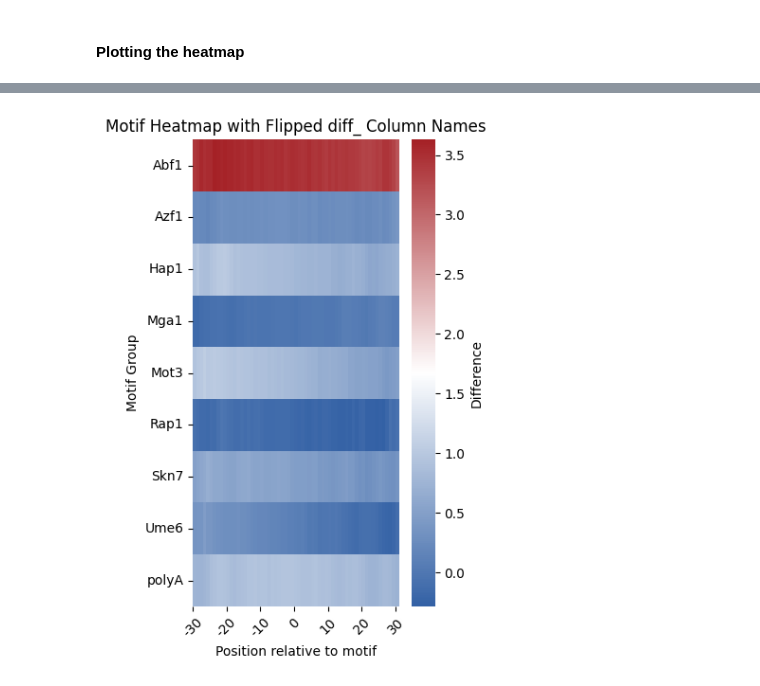
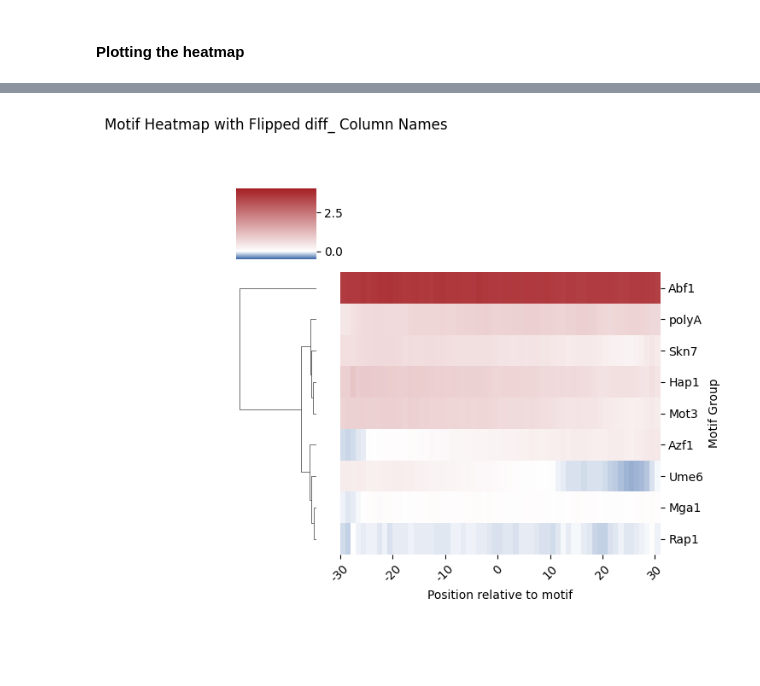
Before and after one commit to de-Boer-Lab/position-mpra, a Jupyter notebook: src/TF_position/yeast/plot_kc.ipynb, the cells around one changed output, grey strips where cells are left out. Saved outputs shown, nothing was run; the diff lists cells and outputs as text; code cells hidden in the pictures; blank space fills up the shorter version.

```diff
--- a/src/TF_position/yeast/plot_kc.ipynb
+++ b/src/TF_position/yeast/plot_kc.ipynb
@@ -432,58 +432,71 @@ plt.show()
 import matplotlib.pyplot as plt
 import seaborn as sns
 from matplotlib.colors import LinearSegmentedColormap
-import re
+import numpy as np
 
 # Identify diff_ columns
-diff_cols = [col for col in avg_diff_rc.columns if col.startswith("diff_")]
-
+diff_cols = [col for col in avg_diff.columns if col.startswith("diff_")]
 # Create a mapping from old column names to new with flipped sign
 new_diff_cols = {}
 for col in diff_cols:
     num = int(col.replace("diff_", ""))  # get number
-    flipped_num = num  # flip sign
+    flipped_num = -num  # flip sign
     new_diff_cols[col] = f"diff_{flipped_num}"
 
 # Rename columns
-avg_diff_rc = avg_diff_rc.rename(columns=new_diff_cols)
+avg_diff = avg_diff.rename(columns=new_diff_cols)
 
-# Prepare numeric data for heatmap
-data = avg_diff_rc[[col for col in avg_diff_rc.columns if col.startswith("diff_")]]
+
+data = avg_diff[diff_cols].copy()  # numeric data only
 
 # Extract positions as ints for x-axis
 positions = [int(c.replace("diff_", "")) for c in data.columns]
 
-# Sort columns in ascending order of position
+# Sort columns in ascending order
 sorted_cols = [f"diff_{p}" for p in sorted(positions)]
 data = data[sorted_cols]
 positions = sorted(positions)
 
-# Y-axis labels
-y_labels = list(avg_diff_rc['motif_group'])
+# Colormap: white at 0
+vmin, vmax = -0.5, 4
+white_pos = -vmin / (vmax - vmin)
+colors = [(0.0, "#3361A5"), (white_pos, "#ffffff"), (1.0, "#A52126")]
+cmap = LinearSegmentedColormap.from_list("custom_blue_white_red", colors, N=256)
 
-# Colormap
-colors = ['#3361A5', '#ffffff', '#A52126']
-cmap = LinearSegmentedColormap.from_list('custom_blue_white_red', colors, N=256)
-xticks_positions = np.arange(min(positions), max(positions) + 1, 10)
+# Full data matrix for clustermap (motif_group as index)
+data_matrix = data.copy()
+data_matrix.index = avg_diff['motif_group']
+
+# X-tick positions
+xticks_positions = np.arange(min(positions), max(positions)+1, 10)
 xticks_indices = [positions.index(pos) for pos in xticks_positions if pos in positions]
 
-# Plot heatmap
-plt.figure(figsize=(4, max(6, len(avg_diff_rc)*0.15)))
-sns.heatmap(
-    data,
+# Plot clustermap
+g = sns.clustermap(
+    data_matrix,
     cmap=cmap,
-    yticklabels=y_labels,
-    xticklabels=positions,
-    cbar_kws={"label": "Difference"},
+    row_cluster=True,
+    col_cluster=False,        # keep positions in order
+    figsize=(6, max(6, len(data_matrix) * 0.75 * 0.15)),
+    yticklabels=True,
+    xticklabels=False,
+    vmin=vmin,
+    vmax=vmax,
 )
-plt.yticks(rotation=0)
-plt.xticks(xticks_indices, xticks_positions, rotation=45)
 
-plt.xlabel("Position relative to motif")
-plt.ylabel("Motif Group")
-plt.title("Motif Heatmap with Flipped diff_ Column Names")
+# Set x-axis ticks on heatmap
+g.ax_heatmap.set_xticks(xticks_indices)
+g.ax_heatmap.set_xticklabels(xticks_positions, rotation=45)
+
+g.ax_heatmap.set_xlabel("Position relative to motif")
+g.ax_heatmap.set_ylabel("Motif Group")
+plt.title("Motif Heatmap with Flipped diff_ Column Names", pad=50)
+
 plt.tight_layout()
-plt.savefig("/scratch/st-cdeboer-1/sambina/position_mpra/outputs/TFs_position/yeast/avg_knockout_rc.png", dpi=600)
+plt.savefig(
+    "/scratch/st-cdeboer-1/sambina/position_mpra/outputs/TFs_position/yeast/avg_knockout.svg",
+    dpi=600
+)
 plt.show()
 # %% [output]
-[figure, old version]
+[figure, new version]
```
Also changed, not shown: parts of 3 cells of this notebook, 18 other files.
